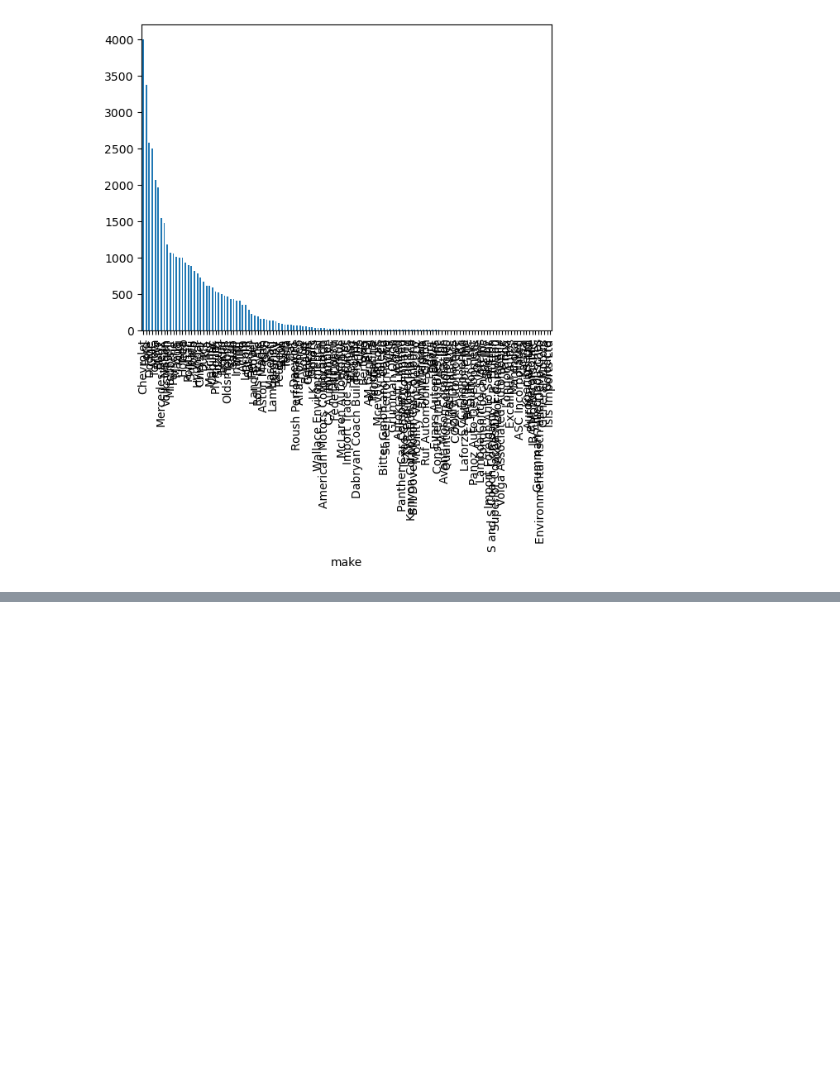
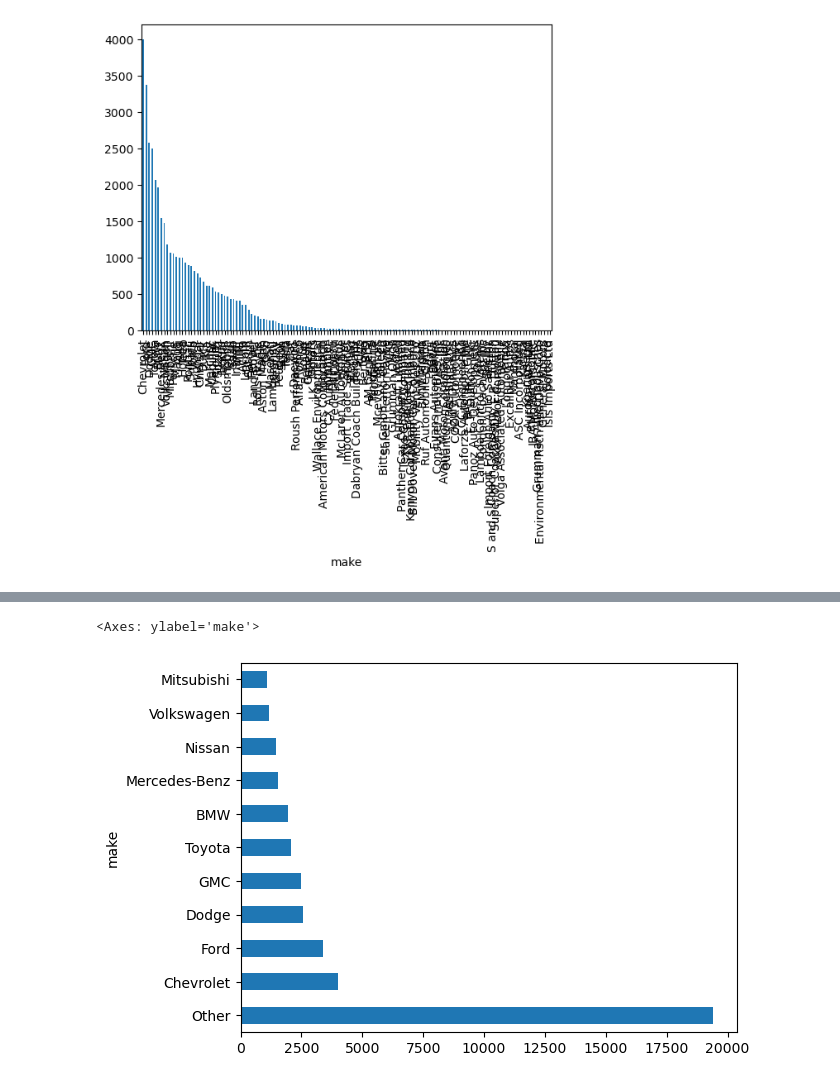
Before and after one commit to Luxxlux/PandasPractice, a Jupyter notebook: Chapter 13 - Plotting with a Series.ipynb, the cells around one changed output, grey strips where cells are left out. Drawn from its saved outputs; the diff is of its cells as text; code cells hidden in the pictures; blank space fills up the shorter version.

```diff
--- a/Chapter 13 - Plotting with a Series.ipynb
+++ b/Chapter 13 - Plotting with a Series.ipynb
@@ -173,0 +176,10 @@ conc.plot.barh()
+# %%
+top10 = make.value_counts().index[:10]
+(make
+ .where(make.isin(top10), 'Other')
+ .value_counts()
+ .plot.barh()
+ )
+# %% [output]
+<Axes: ylabel='make'>
+[figure, added]
```
Also changed, not shown: parts of 9 cells of this notebook.
